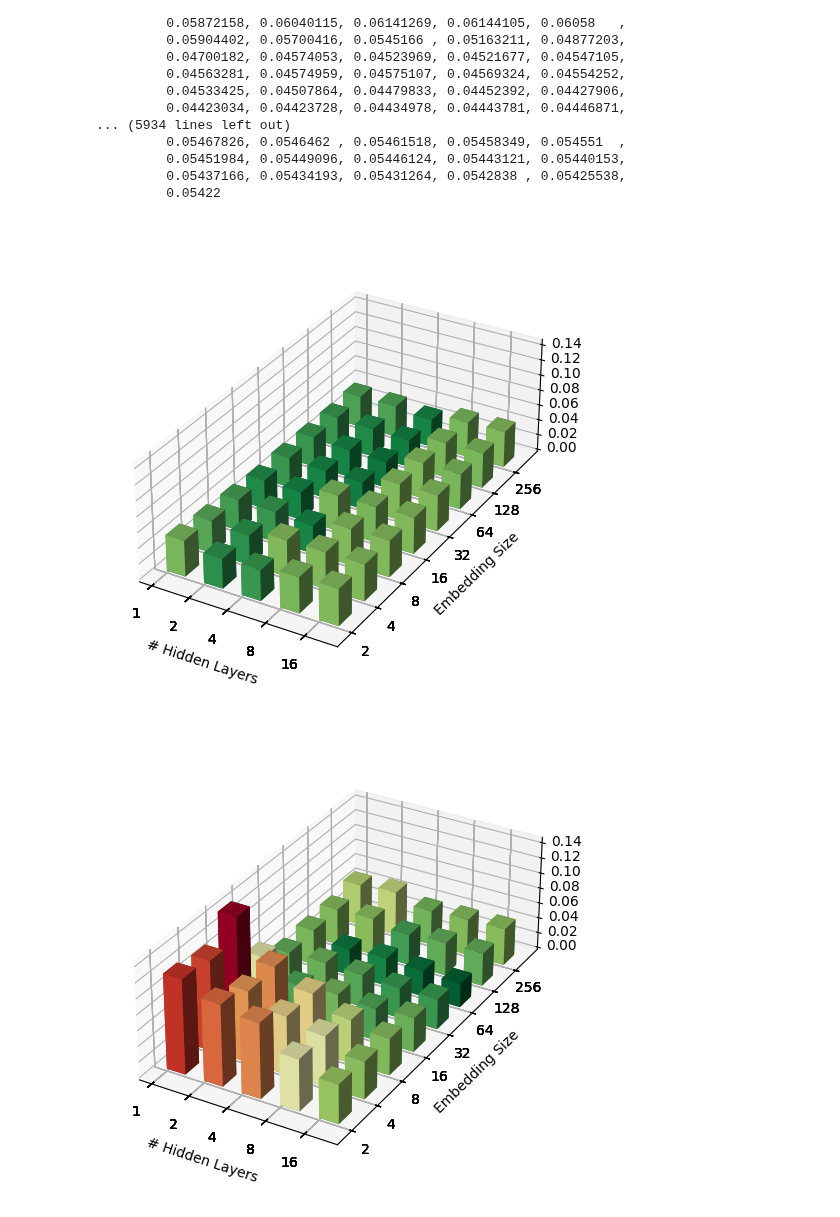
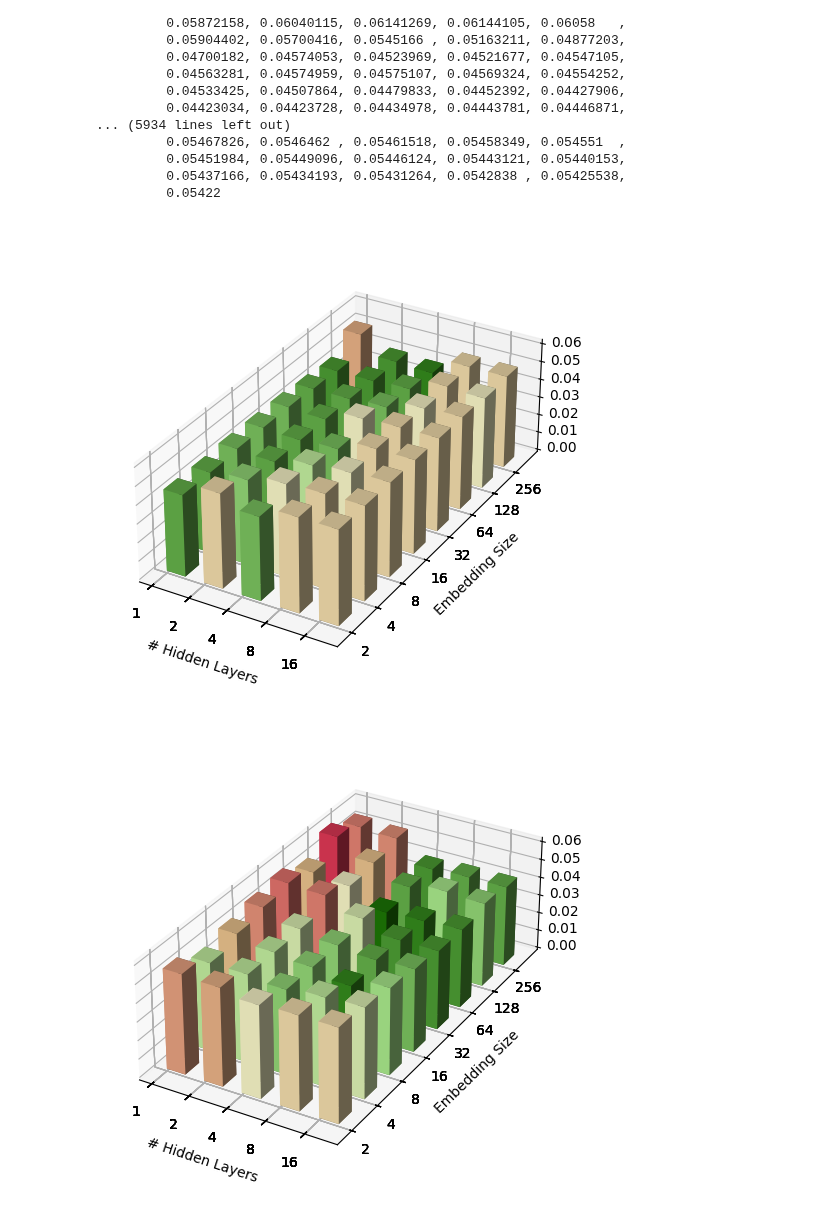
Before and after one commit to Rory-Dam/master_thesis, a Jupyter notebook: extra_stuff/embedding_size_analysis.ipynb, the cells around one changed output. Saved outputs shown, nothing was run; the diff lists cells and outputs as text; code cells hidden in the pictures.

```diff
--- a/extra_stuff/embedding_size_analysis.ipynb
+++ b/extra_stuff/embedding_size_analysis.ipynb
@@ -202,8 +202,8 @@ hyp_tomato = np.array([[0.054,0.053,0.050,0.051,0.051],
 # [0.038,0.038,0.038,0.038,1.000],
 # [0.038,0.038,0.038,0.038,1.000],])
 # %%
-hyp, euc = hyp_strawberry, euc_strawberry
-# hyp, euc = hyp_tomato, euc_tomato
+# hyp, euc = hyp_strawberry, euc_strawberry
+hyp, euc = hyp_tomato, euc_tomato
 # %%
 import matplotlib.pyplot as plt
 from mpl_toolkits.mplot3d import Axes3D
@@ -217,8 +217,11 @@ comb_min, comb_max = min(hyp.min(), euc.min()), max(hyp.max(), euc.max())
 norm = plt.Normalize(np.log(comb_min), np.log(comb_max))
 
 cmap = cm.RdYlGn.reversed()
+# colors = [(0, '#E33A57'), (0.4, ('#F0C791')), (0.5, ('#FFFBCD')), (0.65, ('#AFF091')), (1, '#228509')]
+colors = [(0, '#E33A57'), (0.4, ('#F0C791')), (0.5, ('#FFFBCD')), (0.65, ('#AFF091')), (1, '#1D7906')]
+cmap = LinearSegmentedColormap.from_list('Diff', colors).reversed()
 
-for data in [euc, hyp]:
+for model, data in zip(['euc', 'hyp'], [euc, hyp]):
     x = np.arange(5)
     y = np.arange(8)
     x, y = np.meshgrid(x, y)
@@ -226,35 +229,35 @@ for data in [euc, hyp]:
     x_ticks = x_ticks.flatten()
     y_ticks = y_ticks.flatten()
     x = x.flatten()
     y = y.flatten()
     z = np.zeros_like(x)
     dx = dy = 0.5
     dx = dy = 0.5
     dz = data.flatten()
 
     colors = cmap(norm(np.log(dz)))
 
     fig = plt.figure(figsize=(10, 6))
     ax = fig.add_subplot(111, projection='3d')
 
     ax.bar3d(x, y, z, dx, dy, dz, color=colors, shade=True)
 
     ax.set_zlim(0,comb_max)
 
     ax.set_xlabel('# Hidden Layers')
     ax.set_ylabel('\nEmbedding Size')
     ax.set_zlabel('\nMAE  ')
 
     # Set logarithmic scale labels
     ax.set_xticks(x)
     ax.set_xticklabels(x_ticks)
     ax.set_yticks(y)
     ax.set_yticklabels(y_ticks)
 
     ax.get_proj = lambda: np.dot(Axes3D.get_proj(ax), proj_5_8_diag)
-
-plt.show()
+    # plt.savefig(f'strawberry_{model}.pdf', format='pdf', bbox_inches='tight')
+    plt.show()
 # %% [output]
-[figure, old version]
+[figure, new version]
-[figure, old version]
+[figure, new version]
 # %%
```
Also changed, not shown: parts of 3 cells of this notebook, 13 other files.
